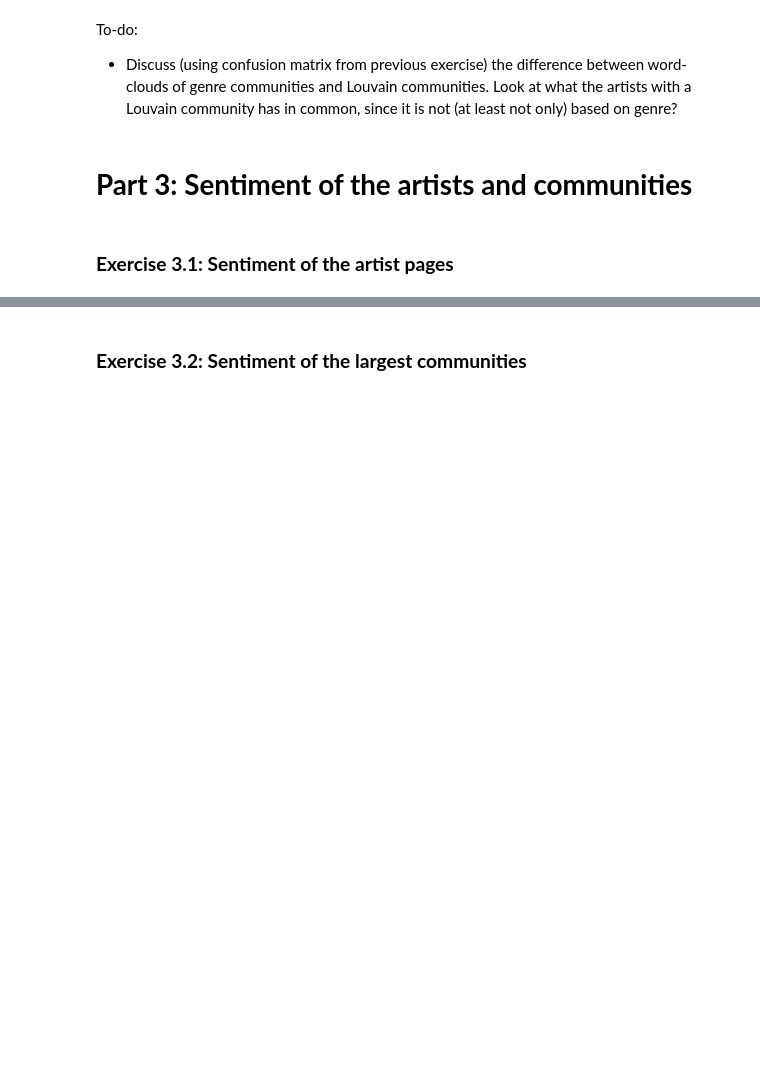
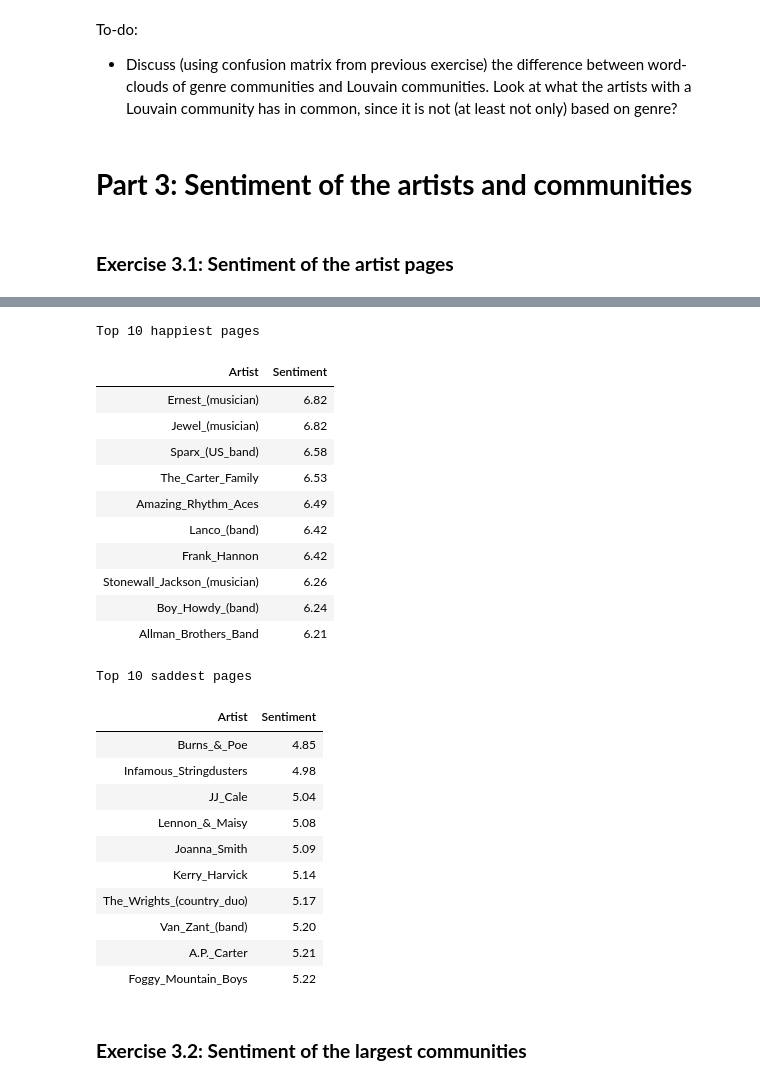
Before and after one commit to annaekner/social-graphs, a Jupyter notebook: Assignment 2/Assignment2.ipynb, the cells around one changed output, grey strips where cells are left out. Saved outputs shown, nothing was run; the diff lists cells and outputs as text; code cells hidden in the pictures; blank space fills up the shorter version.

```diff
--- a/Assignment 2/Assignment2.ipynb
+++ b/Assignment 2/Assignment2.ipynb
@@ -584,2 +841,41 @@ To-do:
+# %%
+# Find the top happiest and saddest pages
+top_happiest_pages, top_saddest_pages = find_top_n_pages(artist_undirected_graph, n=10)
+
+# Happiest pages
+happiest_df = pd.DataFrame({'Artist': top_happiest_pages, 'Sentiment': [np.round(artist_undirected_graph.nodes[page]['sentiment_score'], 2) for page in top_happiest_pages]})
+happiest_df = happiest_df.sort_values(by='Sentiment', ascending=False)
+
+# Saddest pages
+saddest_df = pd.DataFrame({'Artist': top_saddest_pages, 'Sentiment': [np.round(artist_undirected_graph.nodes[page]['sentiment_score'], 2) for page in top_saddest_pages]})
+saddest_df = saddest_df.sort_values(by='Sentiment', ascending=True)
+
+# Display the tables side by side
+display_scrollable_dataframes(happiest_df, 'Top 10 happiest pages', saddest_df, 'Top 10 saddest pages')
+# %% [output]
+Top 10 happiest pages
+| Artist | Sentiment |
+| Ernest_(musician) | 6.82 |
+| Jewel_(musician) | 6.82 |
+| Sparx_(US_band) | 6.58 |
+| The_Carter_Family | 6.53 |
+| Amazing_Rhythm_Aces | 6.49 |
+| Lanco_(band) | 6.42 |
+| Frank_Hannon | 6.42 |
+| Stonewall_Jackson_(musician) | 6.26 |
+| Boy_Howdy_(band) | 6.24 |
+| Allman_Brothers_Band | 6.21 |
+Top 10 saddest pages
+| Artist | Sentiment |
+| Burns_&_Poe | 4.85 |
+| Infamous_Stringdusters | 4.98 |
+| JJ_Cale | 5.04 |
+| Lennon_&_Maisy | 5.08 |
+| Joanna_Smith | 5.09 |
+| Kerry_Harvick | 5.14 |
+| The_Wrights_(country_duo) | 5.17 |
+| Van_Zant_(band) | 5.20 |
+| A.P._Carter | 5.21 |
+| Foggy_Mountain_Boys | 5.22 |
 # %% [markdown]
 ### **Exercise 3.2: Sentiment of the largest communities**
```
Also changed, not shown: parts of 13 cells of this notebook, 1 other file.
